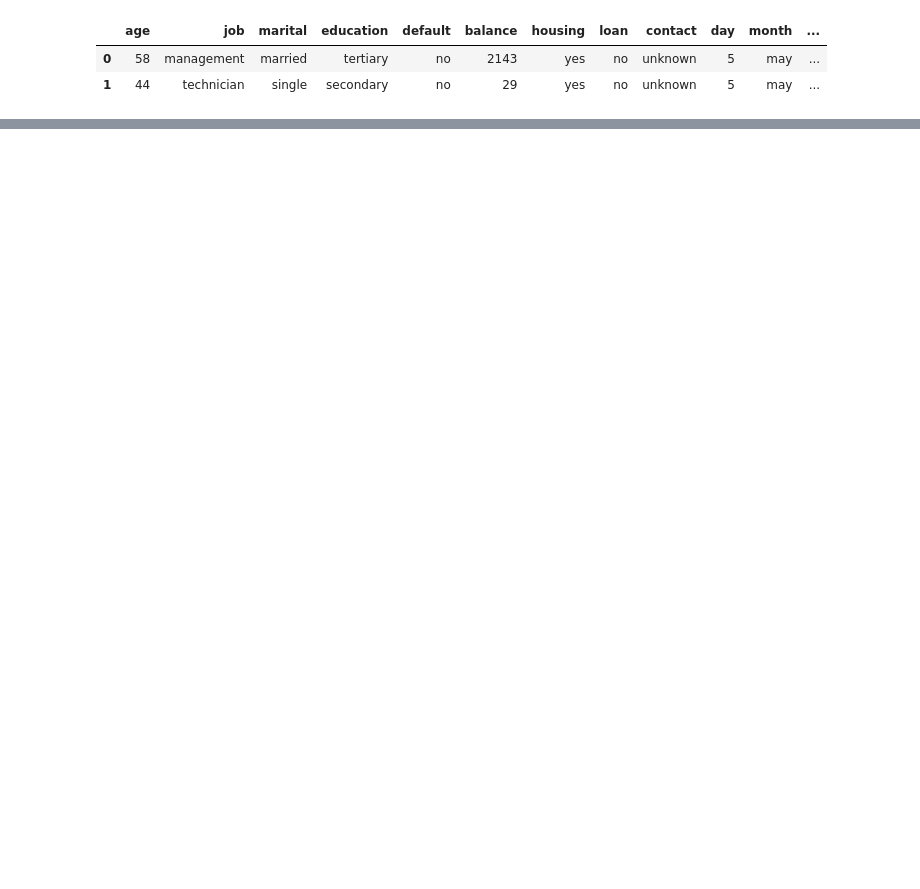
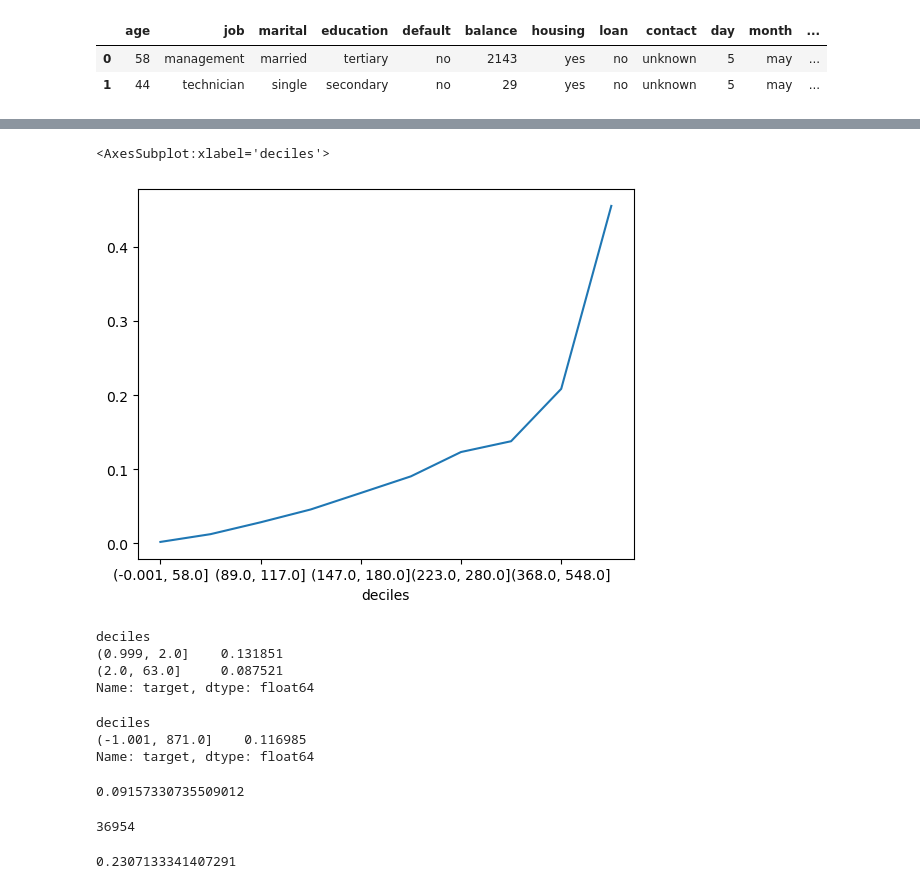
Before and after one commit to Gunnvant/Self-Paced-Content, a Jupyter notebook: python/logistic_regression/Practice Project/01.ipynb, the cells around one changed output, grey strips where cells are left out. Cells and saved outputs as stored; diff of their text form; code cells hidden in the pictures; blank space fills up the shorter version.

```diff
--- a/python/logistic_regression/Practice Project/01.ipynb
+++ b/python/logistic_regression/Practice Project/01.ipynb
@@ -22,0 +160,30 @@ Name: poutcome, dtype: int64
+# %%
+get_rel('duration').plot()
+# %% [output]
+<AxesSubplot:xlabel='deciles'>
+[figure, added]
+# %%
+get_rel('campaign',q=2) ## we will make a dummy variable here
+# %% [output]
+deciles
+(0.999, 2.0]    0.131851
+(2.0, 63.0]     0.087521
+Name: target, dtype: float64
+# %%
+get_rel('pdays',q=1) ## can't do a decile split here, lets see what is the event rate when pdays=-1 (not contacted previously)
+# %% [output]
+deciles
+(-1.001, 871.0]    0.116985
+Name: target, dtype: float64
+# %%
+df[df['pdays']==-1]['y'].map(lambda x: 1 if x=="yes" else 0).mean() ## very low event rate
+# %% [output]
+0.09157330735509012
+# %%
+df[df['pdays']==-1]['y'].map(lambda x: 1 if x=="yes" else 0).shape[0]
+# %% [output]
+36954
+# %%
+df[df['pdays']>-1]['y'].map(lambda x: 1 if x=="yes" else 0).mean() ## good event rate
+# %% [output]
+0.2307133341407291
```
Also changed, not shown: parts of 61 cells of this notebook, 5 other files.
